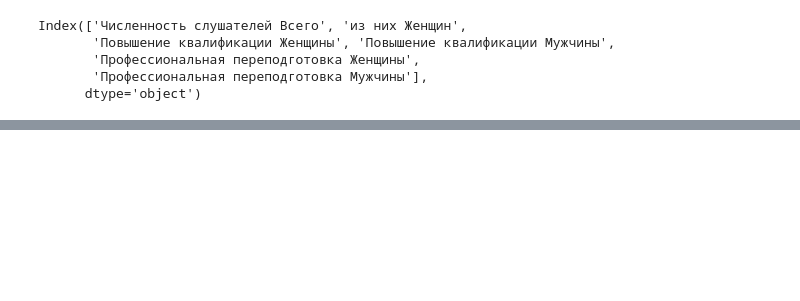
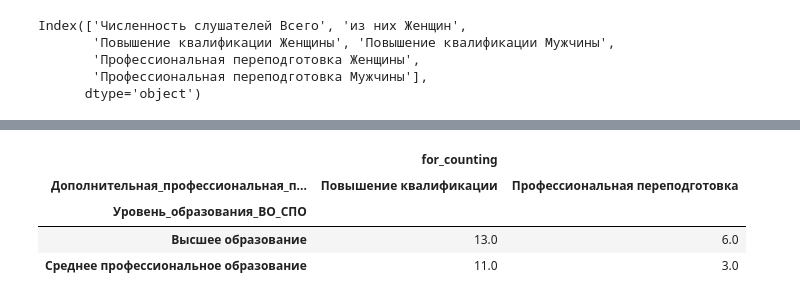
Before and after one commit to t0r1n88/Lindy, a Jupyter notebook: report_1PK.ipynb, the cells around one changed output, grey strips where cells are left out. Drawn from its saved outputs; the diff is of its cells as text; code cells hidden in the pictures; blank space fills up the shorter version.

```diff
--- a/report_1PK.ipynb
+++ b/report_1PK.ipynb
@@ -527,0 +515,20 @@ for r in dataframe_to_rows(df_2_1_women, index=False, header=True):
+# %%
+# Создаем список категорий слушателей которых нужно посчитать
+lst_cat = ['работник предприятия или организации','работник образовательной организации','лицо, замещающее государственную должность или должность ГГС'
+           ,'лицо,замещающее муниципальную должность или должность муниципальной службы','лицо,уволенное с военной службы','незанятое лицо по направлению СЗ','другое']
+# %%
+
+df_2_1_28_29_base = df_2_1.loc[df_2_1['Категория_слушателя'].isin(lst_cat)]
+# %%
+df_2_1_28_29 = pd.pivot_table(df_2_1_28_29_base,index=['Уровень_образования_ВО_СПО'],
+              columns = ['Дополнительная_профессиональная_программа_повышение_квалификации_профессиональная_переподготовка'],
+              values=['for_counting'],
+              aggfunc='sum')
+# %%
+df_2_1_28_29
+# %% [output]
+|  | for_counting |  |
+| Дополнительная_профессиональная_п... | Повышение квалификации | Профессиональная переподготовка |
+| Уровень_образования_ВО_СПО |  |  |
+| Высшее образование | 13.0 | 6.0 |
+| Среднее профессиональное образование | 11.0 | 3.0 |
```
Also changed, not shown: parts of 60 cells of this notebook.
